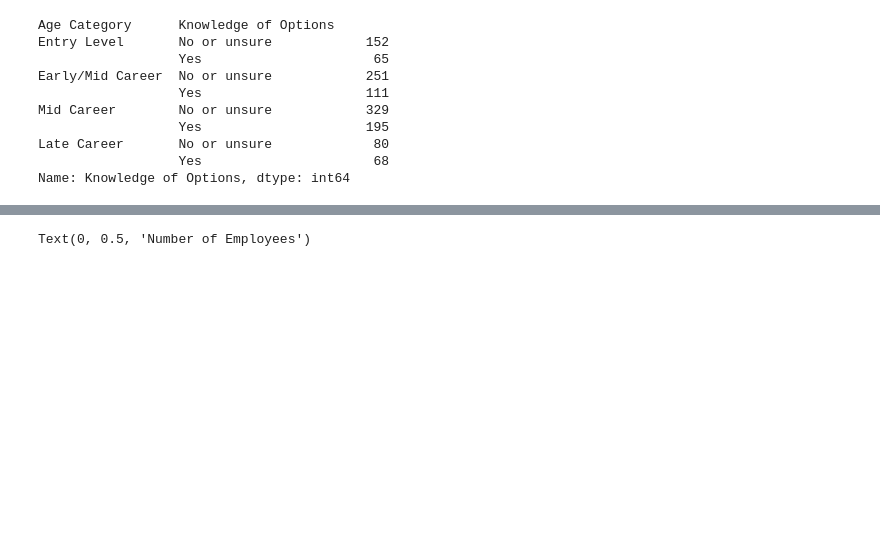
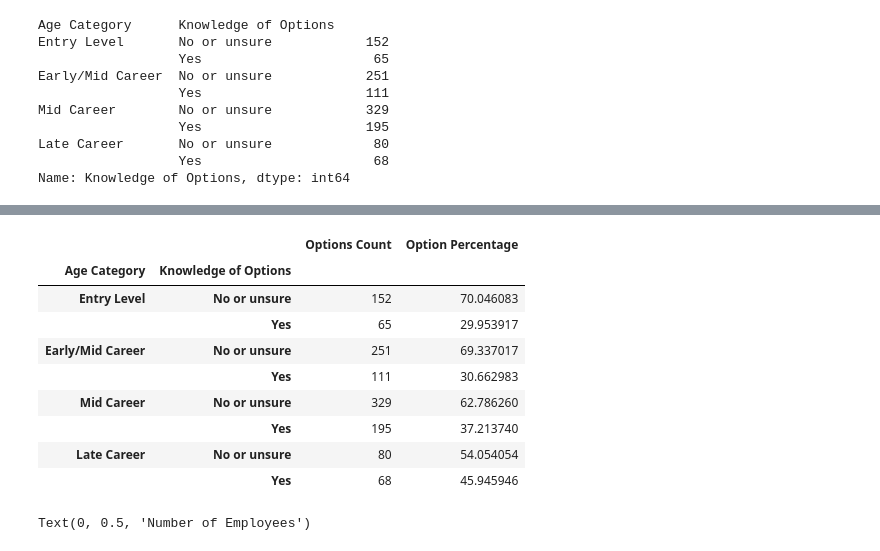
Before and after one commit to baileykayla953/project-one, a Jupyter notebook: mental_health_tech.ipynb, the cells around one changed output, grey strips where cells are left out. Saved outputs shown, nothing was run; the diff lists cells and outputs as text; code cells hidden in the pictures; blank space fills up the shorter version.

```diff
--- a/mental_health_tech.ipynb
+++ b/mental_health_tech.ipynb
@@ -351,3 +391,8 @@ Mid Career        No or unsure            329
 Late Career       No or unsure             80
                   Yes                      68
 Name: Knowledge of Options, dtype: int64
+# %%
+# Transforming to a dataframe
+options_levels_df = options_levels.to_frame()
+options_levels_df.columns=["Options Count"]
+options_levels_df
@@ -354 +410,20 @@ Name: Knowledge of Options, dtype: int64
+# %%
+# Calculating percentages
+options_percentage_df = (options_levels_df["Options Count"]/ options_levels_df.groupby("Age Category")['Options Count'].transform('sum')*100).to_frame()
+options_percentage_df.columns=["Option Percentage"]
+# %%
+# Adding percentages to the dataframe
+options_levels_df=options_levels_df.merge(options_percentage_df,left_index=True, right_index=True)
+options_levels_df
+# %% [output]
+|  |  | Options Count | Option Percentage |
+| Age Category | Knowledge of Options |  |  |
+| Entry Level | No or unsure | 152 | 70.046083 |
+|  | Yes | 65 | 29.953917 |
+| Early/Mid Career | No or unsure | 251 | 69.337017 |
+|  | Yes | 111 | 30.662983 |
+| Mid Career | No or unsure | 329 | 62.786260 |
+|  | Yes | 195 | 37.213740 |
+| Late Career | No or unsure | 80 | 54.054054 |
+|  | Yes | 68 | 45.945946 |
 # %%
```
Also changed, not shown: parts of 26 cells of this notebook, 1 other file.
